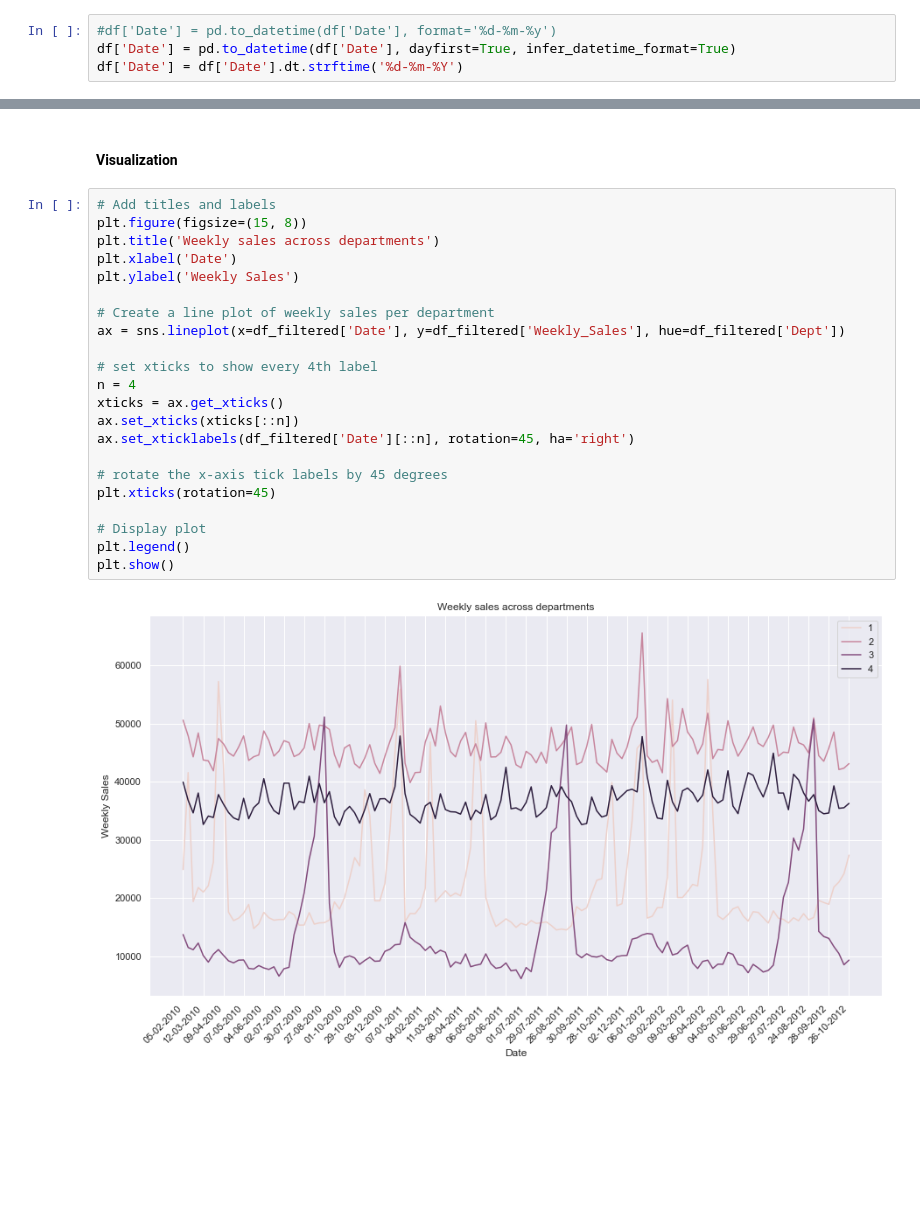
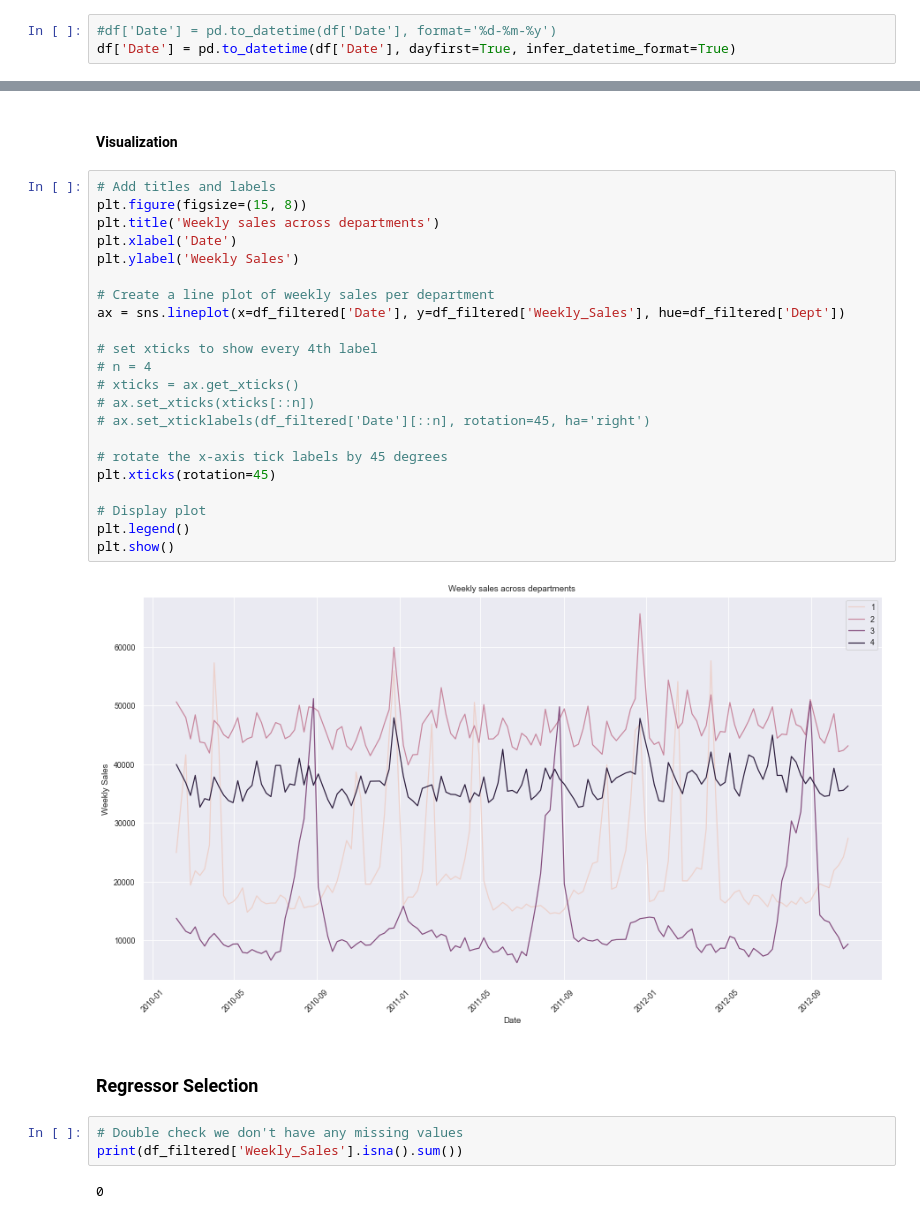
Before and after one commit to MarioTawfelis/Bootstrap-Random-Walks-for-Causal-Inference, a Jupyter notebook: causal_inference.ipynb, the cells around one changed output, grey strips where cells are left out. Cells and saved outputs as stored; diff of their text form; blank space fills up the shorter version.

```diff
--- a/causal_inference.ipynb
+++ b/causal_inference.ipynb
@@ -83,7 +83,6 @@ dtype: object
 # %%
 #df['Date'] = pd.to_datetime(df['Date'], format='%d-%m-%y')
 df['Date'] = pd.to_datetime(df['Date'], dayfirst=True, infer_datetime_format=True)
-df['Date'] = df['Date'].dt.strftime('%d-%m-%Y')
 # %%
 df.dtypes
 # %% [output]
@@ -171,24 +170,31 @@ Name: Dept, Length: 532, dtype: bool
 # %%
 # Add titles and labels
 plt.figure(figsize=(15, 8))
 plt.title('Weekly sales across departments')
 plt.xlabel('Date')
 plt.ylabel('Weekly Sales')
 
 # Create a line plot of weekly sales per department
 ax = sns.lineplot(x=df_filtered['Date'], y=df_filtered['Weekly_Sales'], hue=df_filtered['Dept'])
 
 # set xticks to show every 4th label
-n = 4
-xticks = ax.get_xticks()
-ax.set_xticks(xticks[::n])
-ax.set_xticklabels(df_filtered['Date'][::n], rotation=45, ha='right')
+# n = 4
+# xticks = ax.get_xticks()
+# ax.set_xticks(xticks[::n])
+# ax.set_xticklabels(df_filtered['Date'][::n], rotation=45, ha='right')
 
 # rotate the x-axis tick labels by 45 degrees
 plt.xticks(rotation=45)
 
 # Display plot
 plt.legend()
 plt.show()
 # %% [output]
-[figure, old version]
+[figure, new version]
+# %% [markdown]
+### Regressor Selection
+# %%
+# Double check we don't have any missing values
+print(df_filtered['Weekly_Sales'].isna().sum())
+# %% [output]
+0
```
Also changed, not shown: parts of 14 cells of this notebook.
